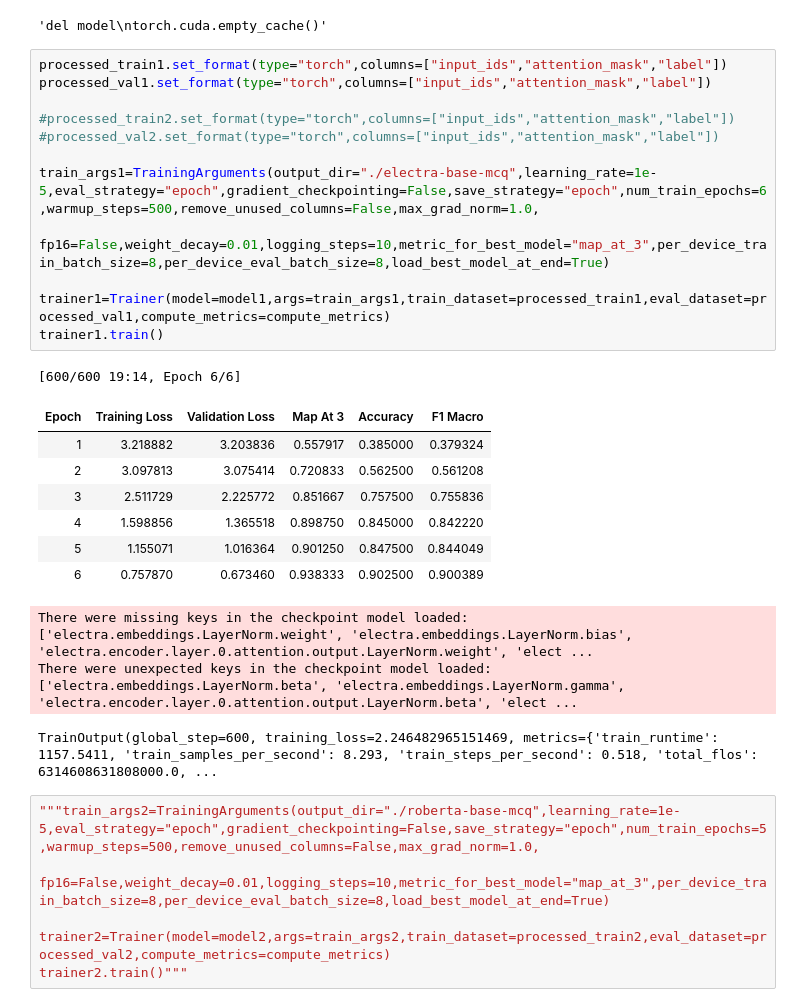
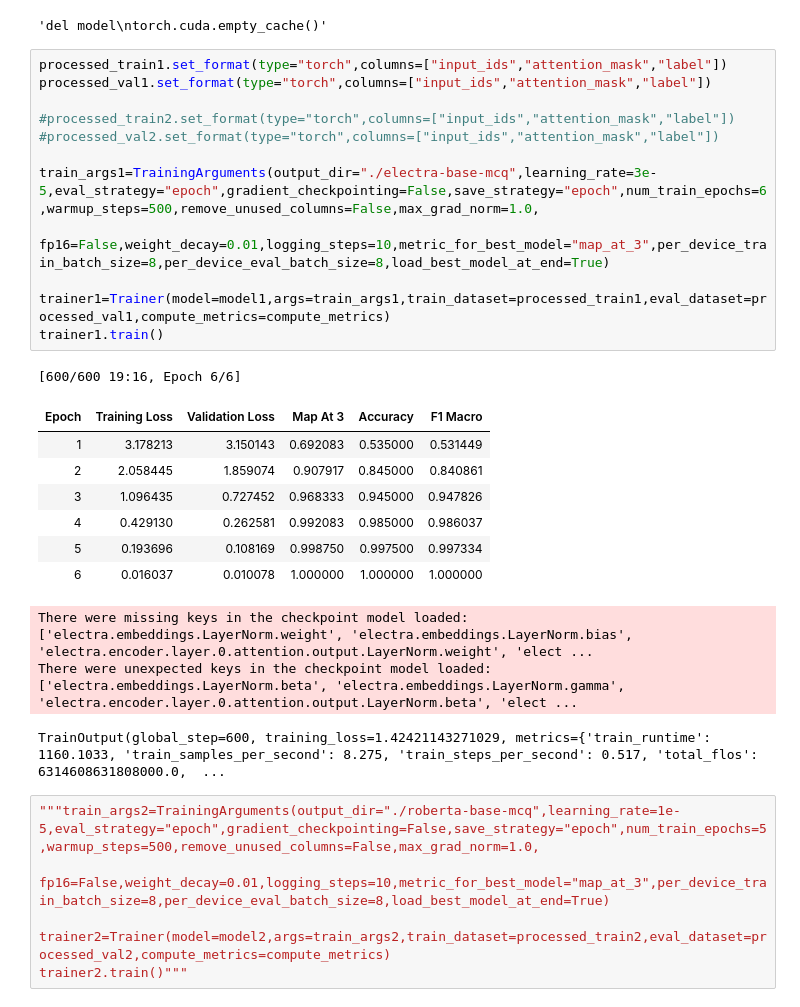
Before and after one commit to 24f2002314/DL-24f2002314-notebook-t22026, a Jupyter notebook: DL-24f2002314-notebook-t22026.ipynb, the cells around one changed output. Saved outputs shown, nothing was run; the diff lists cells and outputs as text.

```diff
--- a/DL-24f2002314-notebook-t22026.ipynb
+++ b/DL-24f2002314-notebook-t22026.ipynb
@@ -789,27 +789,27 @@ torch.cuda.empty_cache()"""
 # %%
 processed_train1.set_format(type="torch",columns=["input_ids","attention_mask","label"])
 processed_val1.set_format(type="torch",columns=["input_ids","attention_mask","label"])
 
 #processed_train2.set_format(type="torch",columns=["input_ids","attention_mask","label"])
 #processed_val2.set_format(type="torch",columns=["input_ids","attention_mask","label"])
 
-train_args1=TrainingArguments(output_dir="./electra-base-mcq",learning_rate=1e-5,eval_strategy="epoch",gradient_checkpointing=False,save_strategy="epoch",num_train_epochs=6,warmup_steps=500,remove_unused_columns=False,max_grad_norm=1.0,
+train_args1=TrainingArguments(output_dir="./electra-base-mcq",learning_rate=3e-5,eval_strategy="epoch",gradient_checkpointing=False,save_strategy="epoch",num_train_epochs=6,warmup_steps=500,remove_unused_columns=False,max_grad_norm=1.0,
                              fp16=False,weight_decay=0.01,logging_steps=10,metric_for_best_model="map_at_3",per_device_train_batch_size=8,per_device_eval_batch_size=8,load_best_model_at_end=True)
 
 trainer1=Trainer(model=model1,args=train_args1,train_dataset=processed_train1,eval_dataset=processed_val1,compute_metrics=compute_metrics)
 trainer1.train()
 # %% [output]
-[600/600 19:14, Epoch 6/6]
+[600/600 19:16, Epoch 6/6]
 | Epoch | Training Loss | Validation Loss | Map At 3 | Accuracy | F1 Macro |
-| 1 | 3.218882 | 3.203836 | 0.557917 | 0.385000 | 0.379324 |
-| 2 | 3.097813 | 3.075414 | 0.720833 | 0.562500 | 0.561208 |
-| 3 | 2.511729 | 2.225772 | 0.851667 | 0.757500 | 0.755836 |
-| 4 | 1.598856 | 1.365518 | 0.898750 | 0.845000 | 0.842220 |
-| 5 | 1.155071 | 1.016364 | 0.901250 | 0.847500 | 0.844049 |
-| 6 | 0.757870 | 0.673460 | 0.938333 | 0.902500 | 0.900389 |
+| 1 | 3.178213 | 3.150143 | 0.692083 | 0.535000 | 0.531449 |
+| 2 | 2.058445 | 1.859074 | 0.907917 | 0.845000 | 0.840861 |
+| 3 | 1.096435 | 0.727452 | 0.968333 | 0.945000 | 0.947826 |
+| 4 | 0.429130 | 0.262581 | 0.992083 | 0.985000 | 0.986037 |
+| 5 | 0.193696 | 0.108169 | 0.998750 | 0.997500 | 0.997334 |
+| 6 | 0.016037 | 0.010078 | 1.000000 | 1.000000 | 1.000000 |
 There were missing keys in the checkpoint model loaded: ['electra.embeddings.LayerNorm.weight', 'electra.embeddings.LayerNorm.bias', 'electra.encoder.layer.0.attention.output.LayerNorm.weight', 'elect ...
 There were unexpected keys in the checkpoint model loaded: ['electra.embeddings.LayerNorm.beta', 'electra.embeddings.LayerNorm.gamma', 'electra.encoder.layer.0.attention.output.LayerNorm.beta', 'elect ...
-TrainOutput(global_step=600, training_loss=2.246482965151469, metrics={'train_runtime': 1157.5411, 'train_samples_per_second': 8.293, 'train_steps_per_second': 0.518, 'total_flos': 6314608631808000.0, ...
+TrainOutput(global_step=600, training_loss=1.42421143271029, metrics={'train_runtime': 1160.1033, 'train_samples_per_second': 8.275, 'train_steps_per_second': 0.517, 'total_flos': 6314608631808000.0,  ...
 # %%
 """train_args2=TrainingArguments(output_dir="./roberta-base-mcq",learning_rate=1e-5,eval_strategy="epoch",gradient_checkpointing=False,save_strategy="epoch",num_train_epochs=5,warmup_steps=500,remove_unused_columns=False,max_grad_norm=1.0,
                              fp16=False,weight_decay=0.01,logging_steps=10,metric_for_best_model="map_at_3",per_device_train_batch_size=8,per_device_eval_batch_size=8,load_best_model_at_end=True)
```
Also changed, not shown: parts of 7 cells of this notebook.
